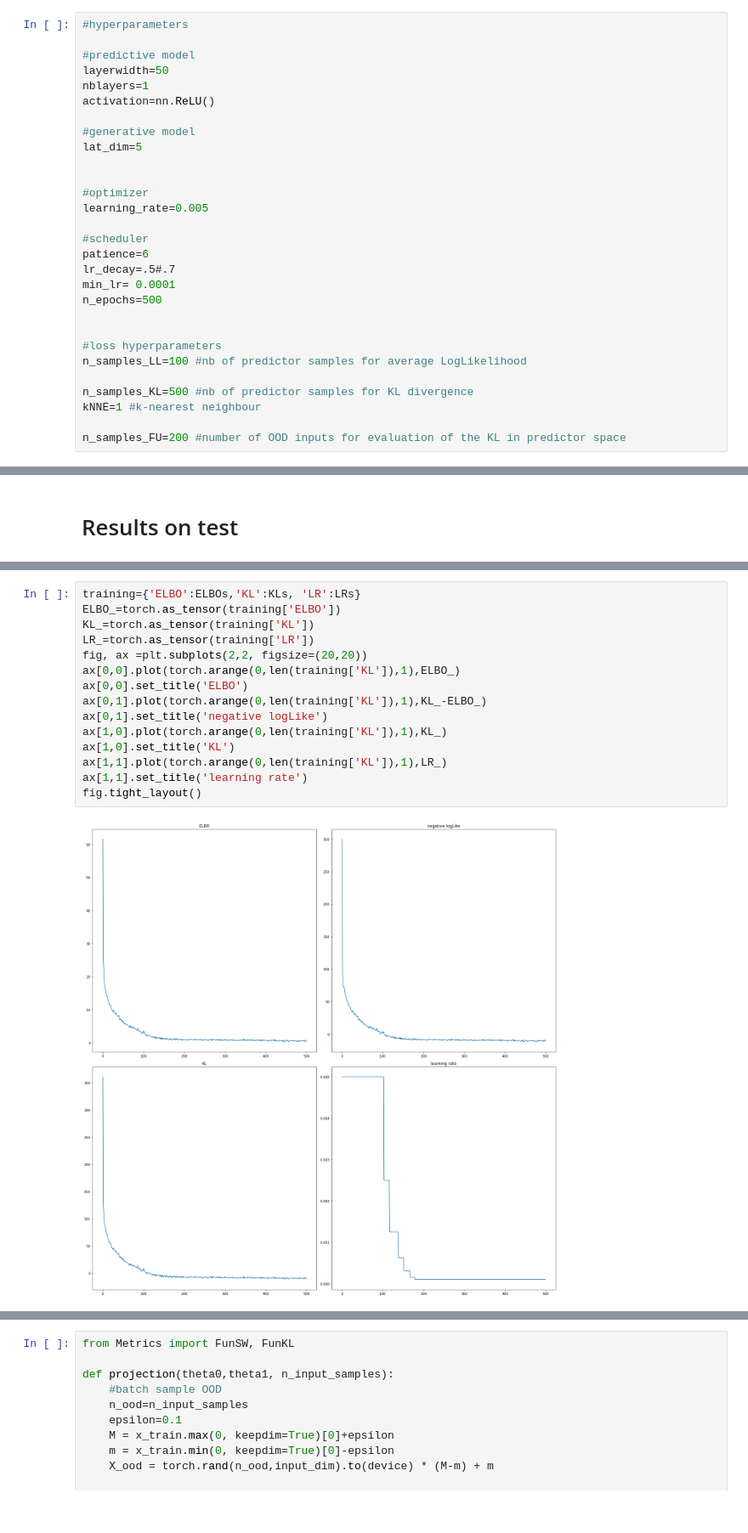
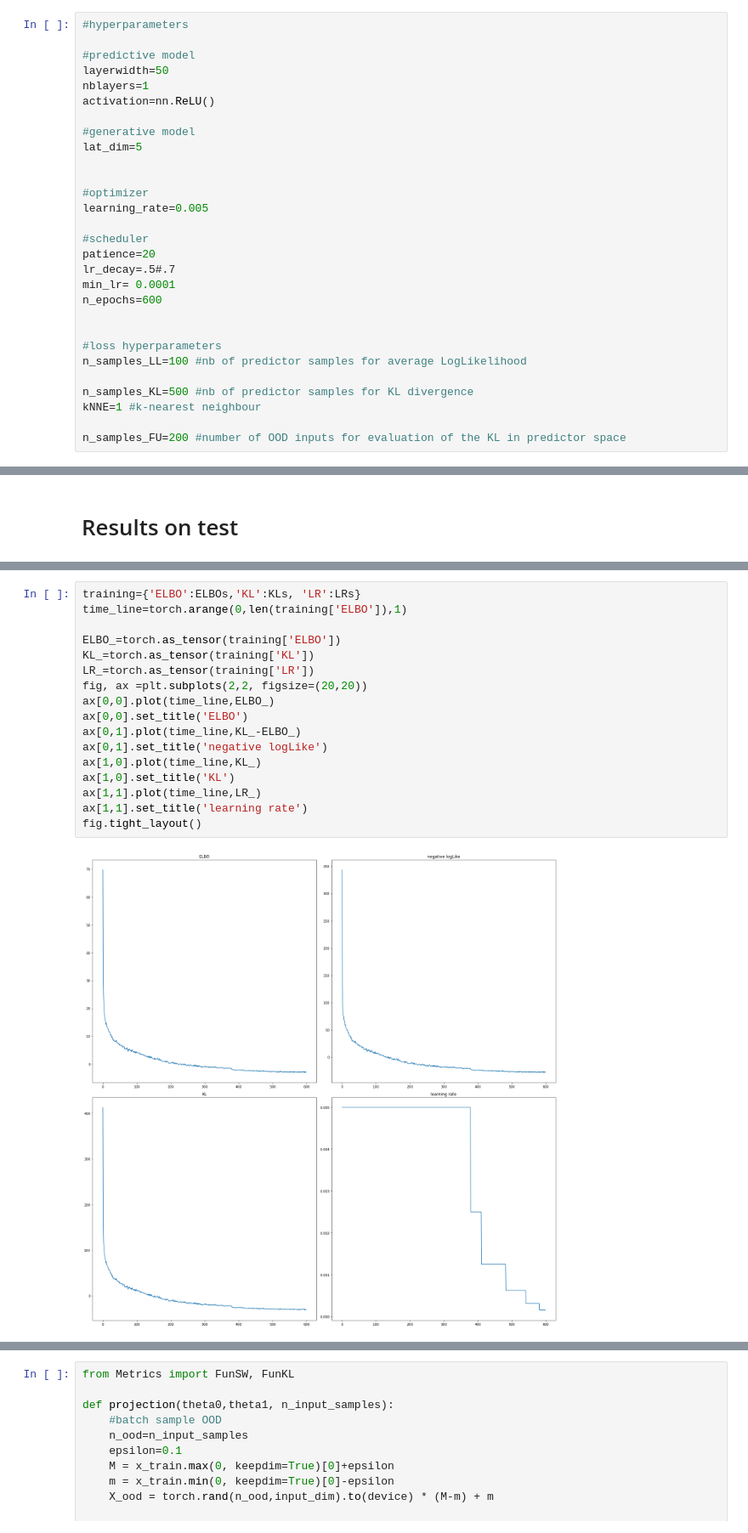
Before and after one commit to yannpequignot/IVISpaces, a Jupyter notebook: FuNNeVI_refact.ipynb, the cells around one changed output, grey strips where cells are left out. Shown: that part at 85% size. Cells and saved outputs as stored; diff of their text form.

```diff
--- a/FuNNeVI_refact.ipynb
+++ b/FuNNeVI_refact.ipynb
@@ -41,10 +41,10 @@ lat_dim=5
 learning_rate=0.005
 
 #scheduler
-patience=6
+patience=20
 lr_decay=.5#.7
 min_lr= 0.0001
-n_epochs=500
+n_epochs=600
 
 
 #loss hyperparameters
@@ -263,20 +262,22 @@ time: 82.15169051289558
 # %%
 training={'ELBO':ELBOs,'KL':KLs, 'LR':LRs}
+time_line=torch.arange(0,len(training['ELBO']),1)
+
 ELBO_=torch.as_tensor(training['ELBO'])
 KL_=torch.as_tensor(training['KL'])
 LR_=torch.as_tensor(training['LR'])
 fig, ax =plt.subplots(2,2, figsize=(20,20))
-ax[0,0].plot(torch.arange(0,len(training['KL']),1),ELBO_)
+ax[0,0].plot(time_line,ELBO_)
 ax[0,0].set_title('ELBO')
-ax[0,1].plot(torch.arange(0,len(training['KL']),1),KL_-ELBO_)
+ax[0,1].plot(time_line,KL_-ELBO_)
 ax[0,1].set_title('negative logLike')
-ax[1,0].plot(torch.arange(0,len(training['KL']),1),KL_)
+ax[1,0].plot(time_line,KL_)
 ax[1,0].set_title('KL')
-ax[1,1].plot(torch.arange(0,len(training['KL']),1),LR_)
+ax[1,1].plot(time_line,LR_)
 ax[1,1].set_title('learning rate')
 fig.tight_layout()
 # %% [output]
-[figure, old version]
+[figure, new version]
 # %%
 time_line=torch.arange(0,len(test_metrics['RMSE']),1)
 
```
Also changed, not shown: parts of 4 cells of this notebook.
